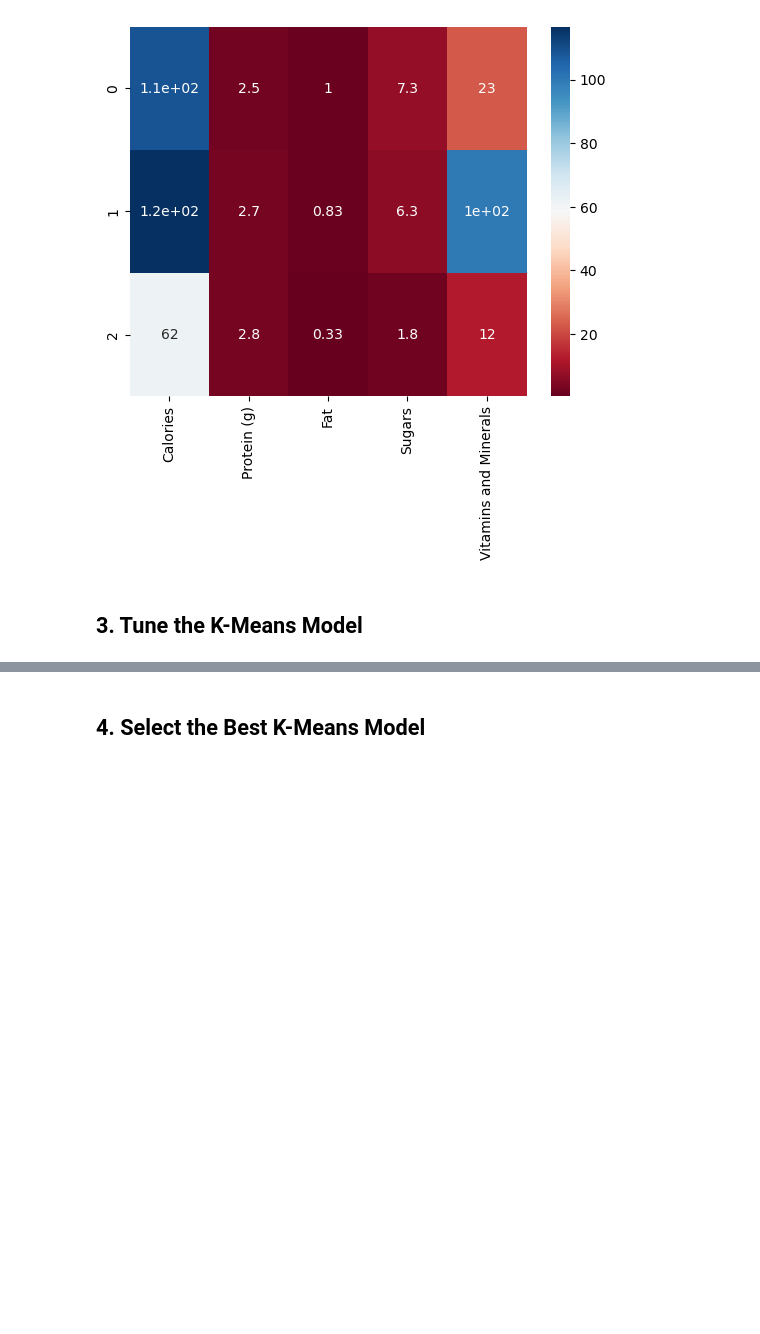
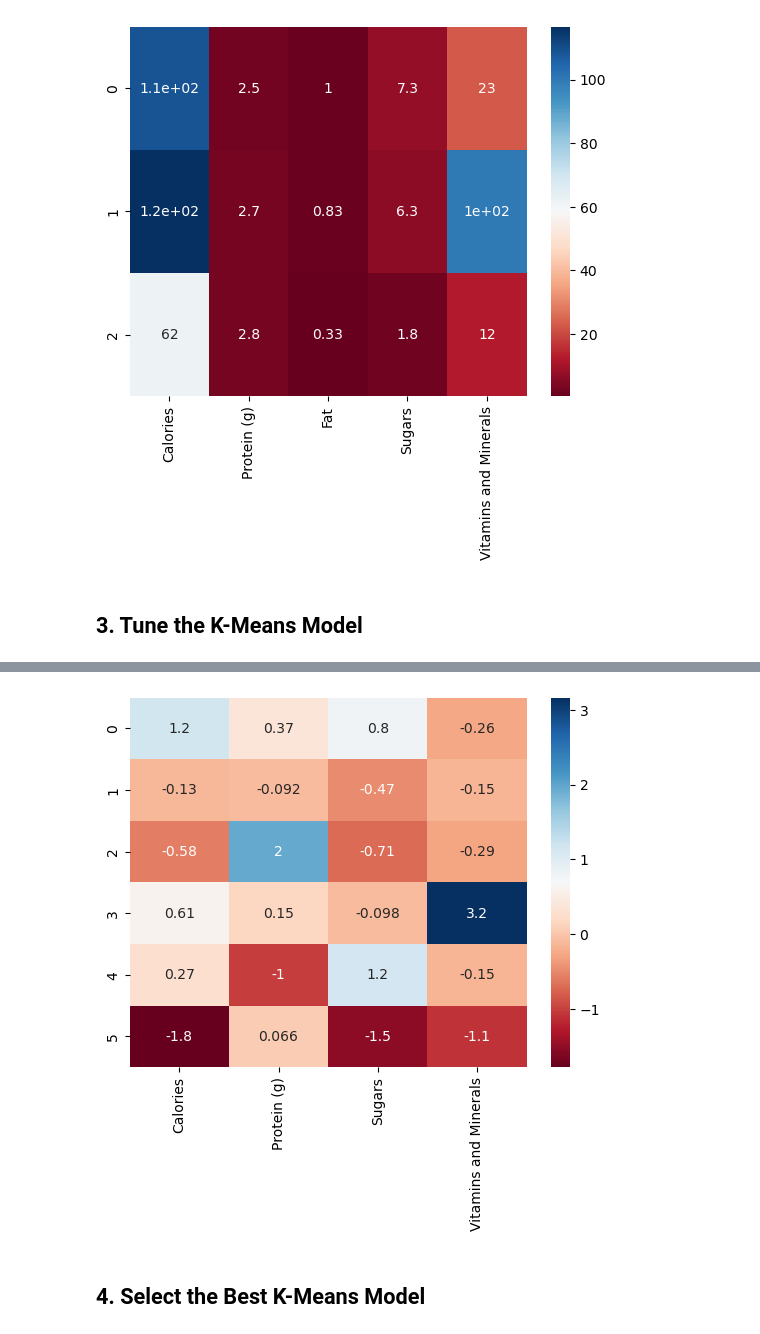
Before and after one commit to Camiloesp/PythonDataScience_UnsupervisedML, a Jupyter notebook: Course Assignment Notebooks/section04_clustering_assignments.ipynb, the cells around one changed output, grey strips where cells are left out. Drawn from its saved outputs; the diff is of its cells as text; code cells hidden in the pictures; blank space fills up the shorter version.

```diff
--- a/Course Assignment Notebooks/section04_clustering_assignments.ipynb
+++ b/Course Assignment Notebooks/section04_clustering_assignments.ipynb
@@ -140,0 +209,5 @@ sns.heatmap(pd.DataFrame(kmeans3.cluster_centers_, columns=data.columns), cmap='
+# %%
+# 5. Interpret the cluster centers using a heat map
+sns.heatmap(pd.DataFrame(kmeans6.cluster_centers_, columns=data_scaled.columns), cmap='RdBu', annot=True);
+# %% [output]
+[figure, added]
```
Also changed, not shown: parts of 12 cells of this notebook, 1 other file.
